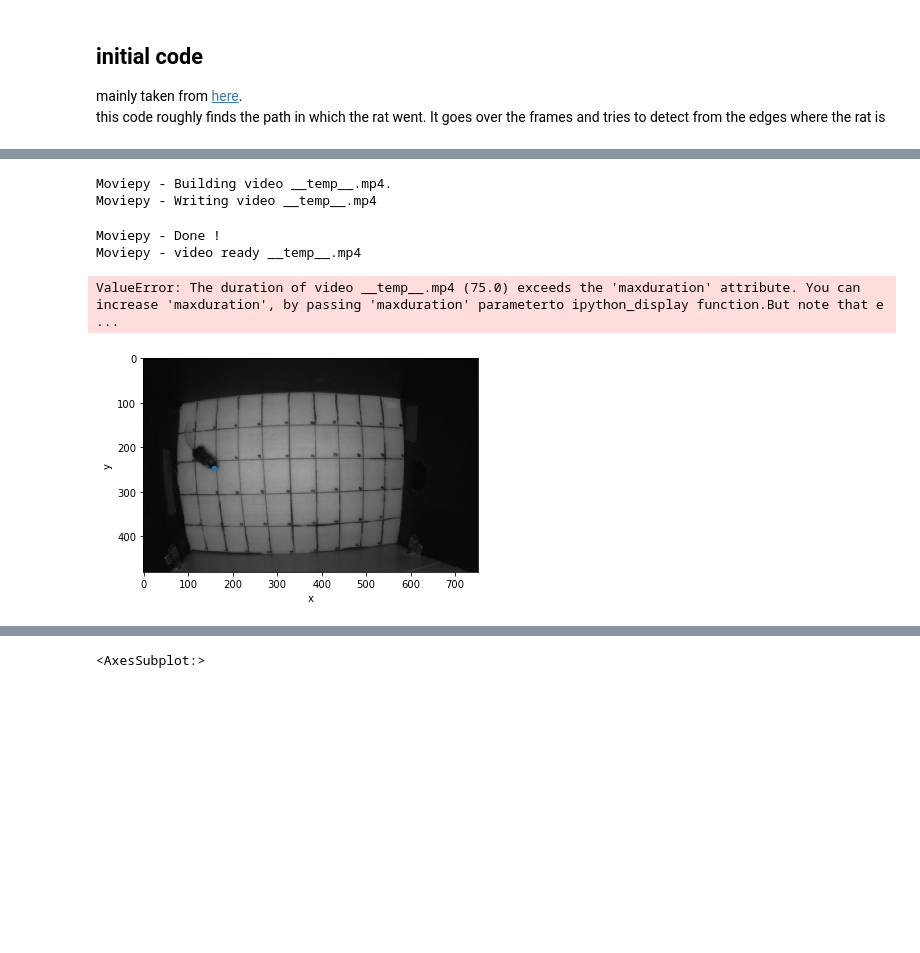
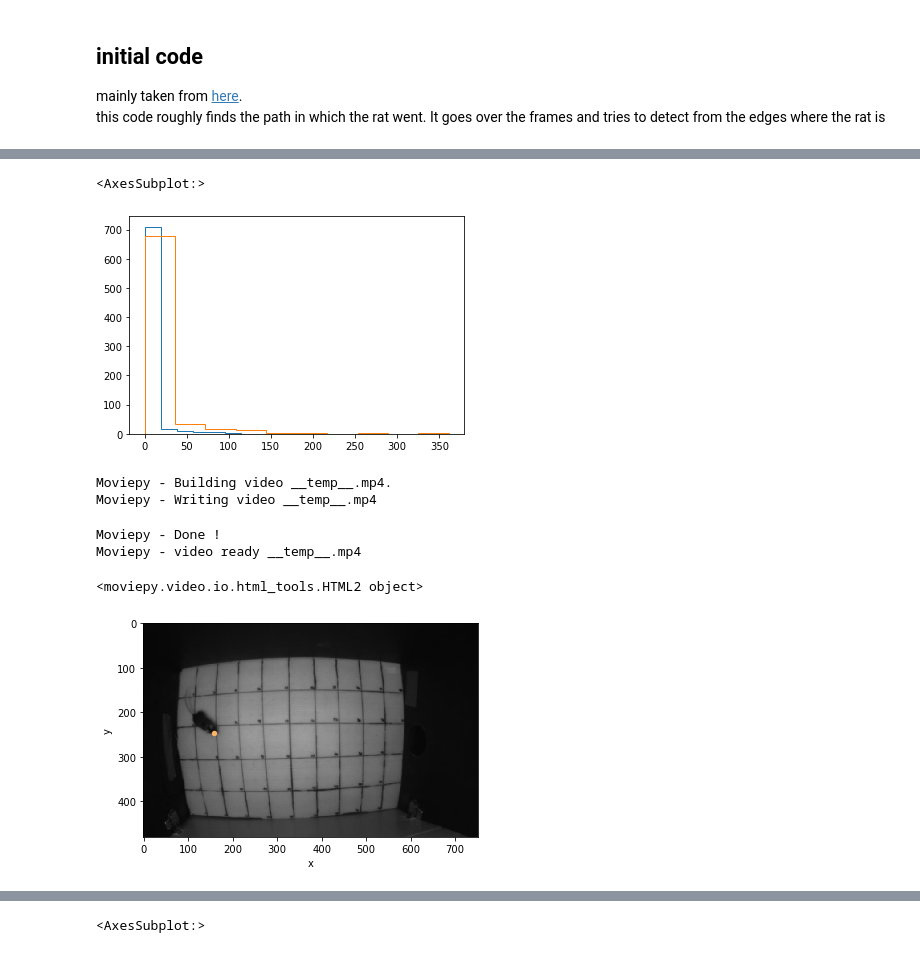
Before and after one commit to bueinat/mouse_tracking, a Jupyter notebook: cv/cv.ipynb, the cells around one changed output, grey strips where cells are left out. Saved outputs shown, nothing was run; the diff lists cells and outputs as text; code cells hidden in the pictures; blank space fills up the shorter version.

```diff
--- a/cv/cv.ipynb
+++ b/cv/cv.ipynb
@@ -210,33 +315,31 @@ dfnose
+# %%
+dfnose.d.hist(histtype='step', grid=False)
+dfnose.new_d.hist(histtype='step', grid=False)
+# %% [output]
+<AxesSubplot:>
+[figure, added]
 # %%
-# create a gif
-x, x0, fps = 2, 2, 10
+x, x0, fps = 2, 2, 15
 duration = len(frames) // fps
 last_frame = x0 + fps * duration
-# matplot subplot
 fig, ax = plt.subplots()
 
-# method to get frames
 def make_frame(t):
-    # clear
     global x
     ax.clear()
 
-    # plotting line
     ax.imshow(frames[x], cmap='gray', interpolation='nearest')
-    dfnose.loc[[x]].reset_index().plot.scatter(x='x', y='y', ax=ax)
+    dfnose.loc[[x]].reset_index().plot.scatter(x='x', y='y', c='d', cmap='Spectral',
+                                               colorbar=False, ax=ax, vmin=0, vmax=10)
     x += 1
-    # returning numpy image
     return mplfig_to_npimage(fig)
 
-# creating animation
 animation = VideoClip(make_frame, duration=duration)
-
-# displaying animation with auto play and looping
 animation.ipython_display(fps=fps, loop=True, autoplay=True)
 # %% [output]
 Moviepy - Building video __temp__.mp4.
 Moviepy - Writing video __temp__.mp4
 Moviepy - Done !
 Moviepy - video ready __temp__.mp4
-ValueError: The duration of video __temp__.mp4 (75.0) exceeds the 'maxduration' attribute. You can increase 'maxduration', by passing 'maxduration' parameterto ipython_display function.But note that e ...
+<moviepy.video.io.html_tools.HTML2 object>
 [figure]
```
Also changed, not shown: parts of 34 cells of this notebook, 2 other files.
